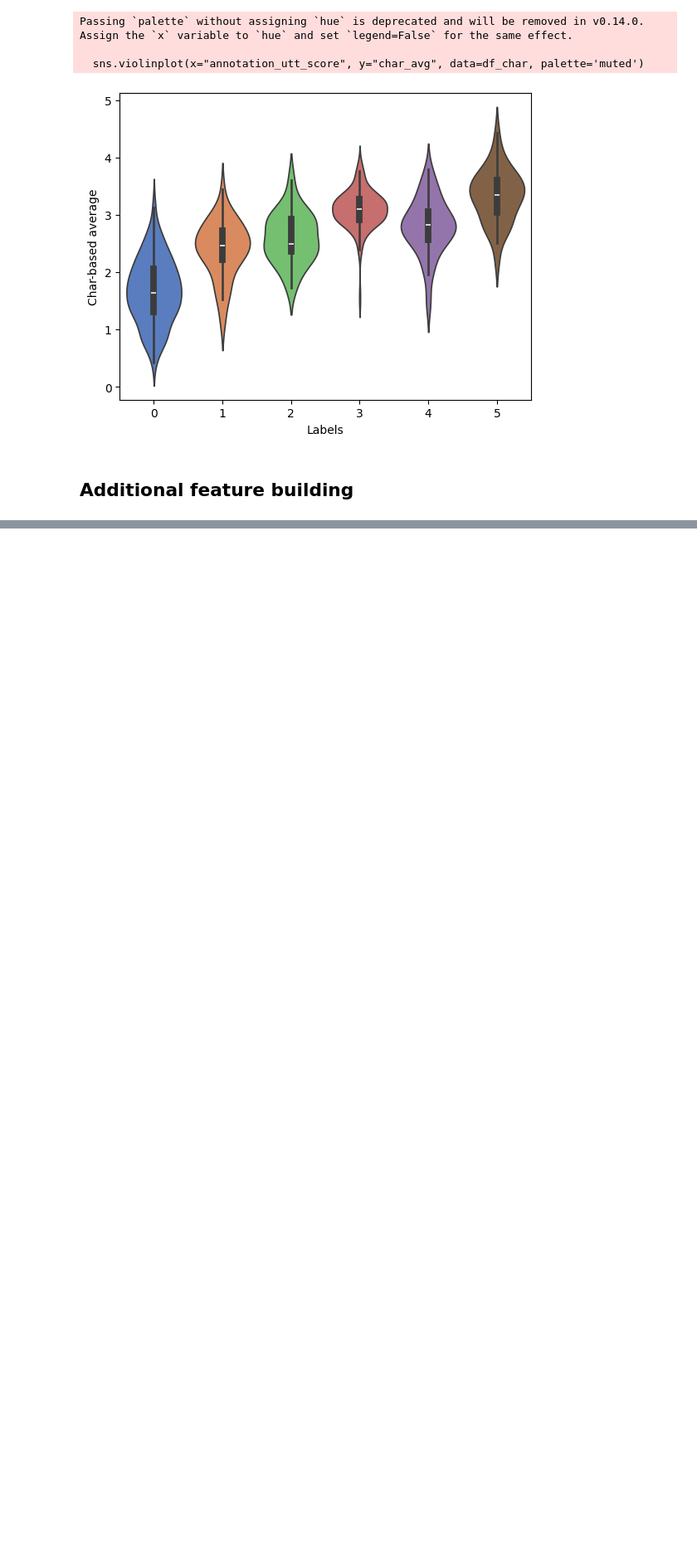
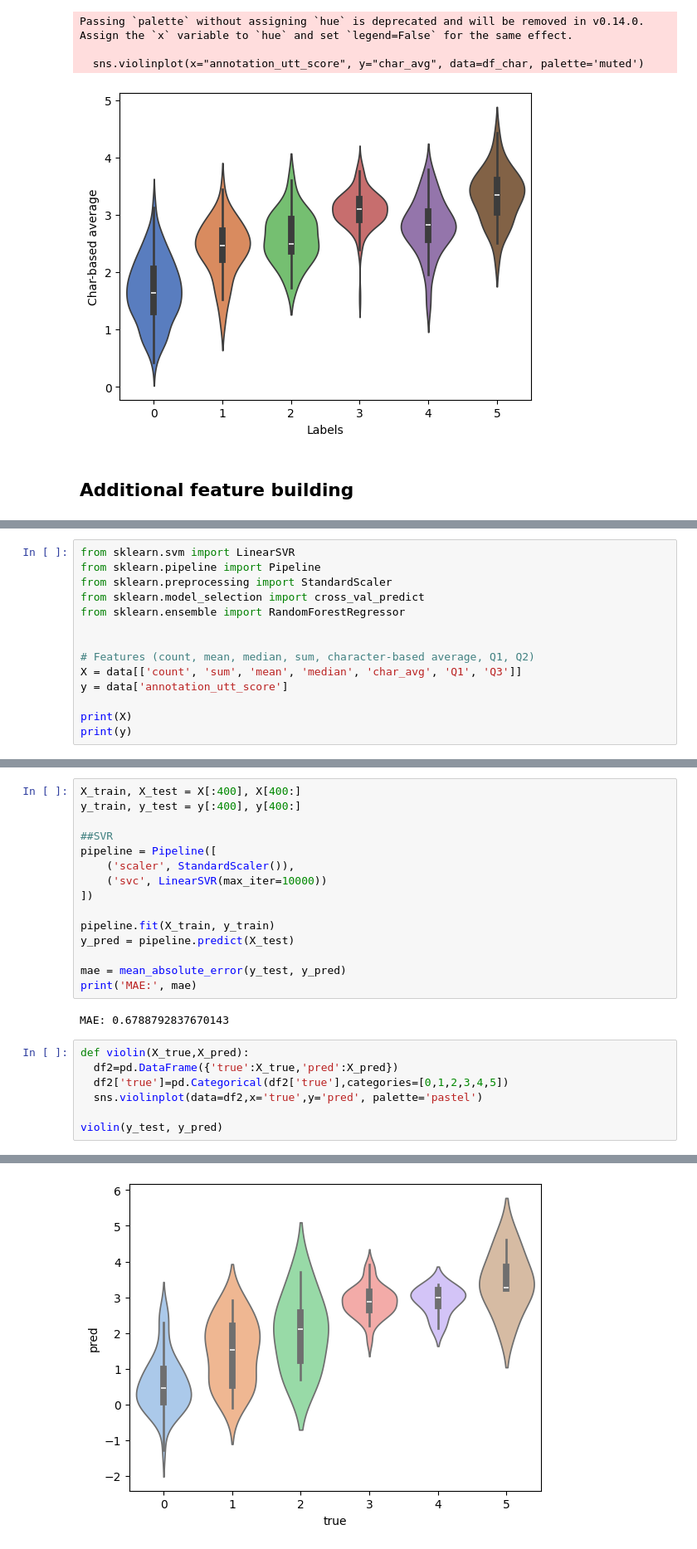
Before and after one commit to katjameden/ParlaMint_Sentiment, a Jupyter notebook: Aggregation/Notebooks/Metrics.ipynb, the cells around one changed output, grey strips where cells are left out. Shown at 83% size. Saved outputs shown, nothing was run; the diff lists cells and outputs as text; blank space fills up the shorter version.

```diff
--- a/Aggregation/Notebooks/Metrics.ipynb
+++ b/Aggregation/Notebooks/Metrics.ipynb
@@ -185,0 +171,14 @@ data.head()
+# %%
+from sklearn.svm import LinearSVR
+from sklearn.pipeline import Pipeline
+from sklearn.preprocessing import StandardScaler
+from sklearn.model_selection import cross_val_predict
+from sklearn.ensemble import RandomForestRegressor
+
+
+# Features (count, mean, median, sum, character-based average, Q1, Q2)
+X = data[['count', 'sum', 'mean', 'median', 'char_avg', 'Q1', 'Q3']]
+y = data['annotation_utt_score']
+
+print(X)
+print(y)
@@ -185,0 +203,25 @@ data.head()
+# %%
+X_train, X_test = X[:400], X[400:]
+y_train, y_test = y[:400], y[400:]
+
+##SVR
+pipeline = Pipeline([
+    ('scaler', StandardScaler()),
+    ('svc', LinearSVR(max_iter=10000))
+])
+
+pipeline.fit(X_train, y_train)
+y_pred = pipeline.predict(X_test)
+
+mae = mean_absolute_error(y_test, y_pred)
+print('MAE:', mae)
+# %% [output]
+MAE: 0.6788792837670143
+# %%
+def violin(X_true,X_pred):
+  df2=pd.DataFrame({'true':X_true,'pred':X_pred})
+  df2['true']=pd.Categorical(df2['true'],categories=[0,1,2,3,4,5])
+  sns.violinplot(data=df2,x='true',y='pred', palette='pastel')
+
+violin(y_test, y_pred)
+# %% [output]
@@ -185,0 +231 @@ data.head()
+[figure, added]
```
Also changed, not shown: parts of 12 cells of this notebook.
